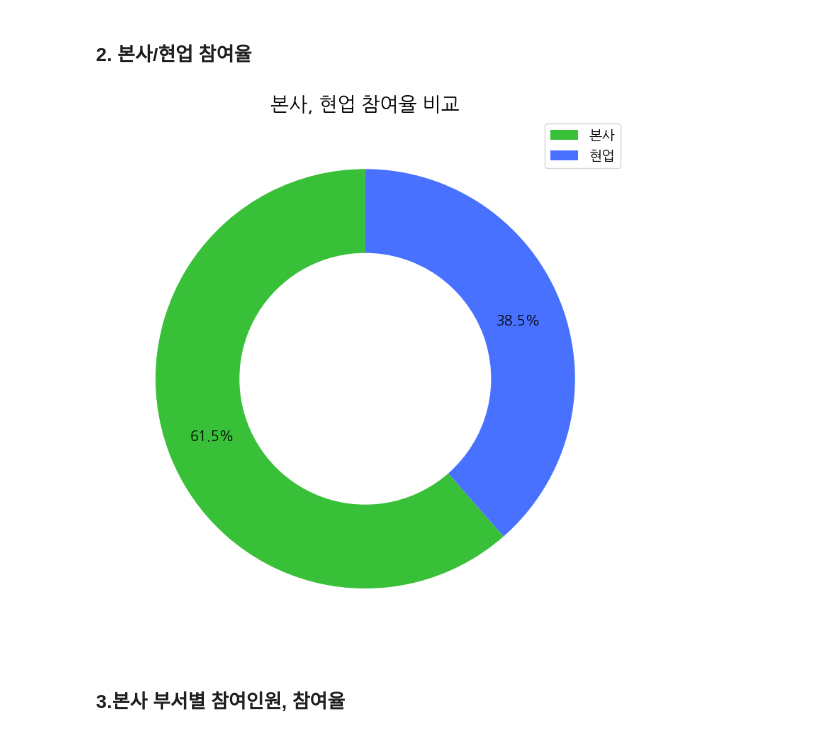
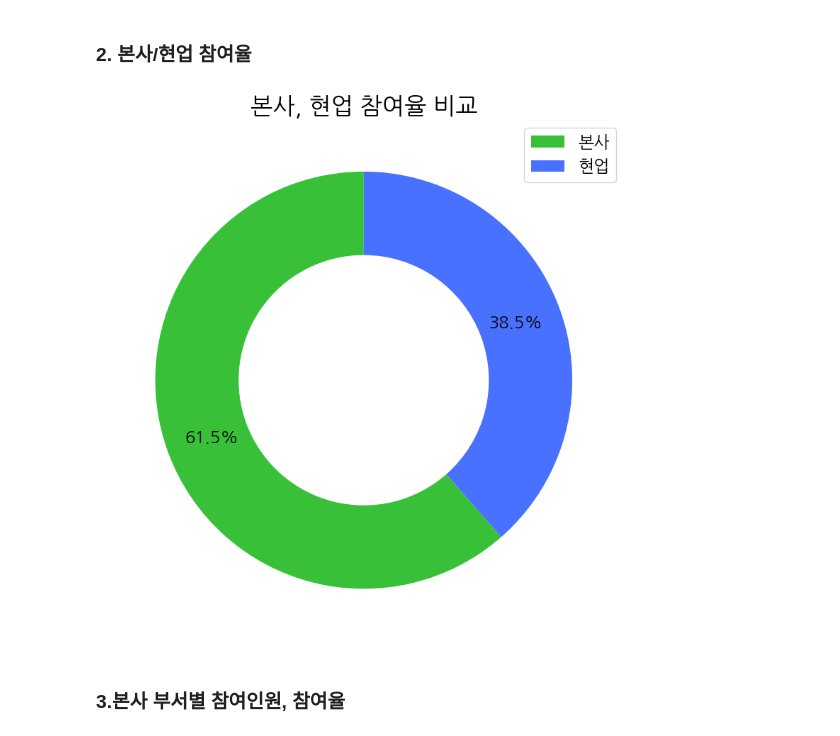
Before and after one commit to pervin0527/EDA-Tools, a Jupyter notebook: notebooks/test.ipynb, the cells around one changed output. Drawn from its saved outputs; the diff is of its cells as text; code cells hidden in the pictures.

```diff
--- a/notebooks/test.ipynb
+++ b/notebooks/test.ipynb
@@ -6,6 +6,8 @@ import matplotlib.pyplot as plt
 import matplotlib.font_manager as fm
 # %%
 save_path = "./plots"
+title_size = 24
+text_size = 17
 # %%
 # 한글 폰트 설정
 font_path = "/usr/share/fonts/truetype/nanum/NanumGothic.ttf"  # 시스템에서 설치된 폰트 경로 확인
@@ -33,9 +35,8 @@ colors = ["#39C039", "#868e96"]
 # %%
 plt.figure(figsize=(8, 8))
 
-text_and_label_size = 14
 new_font_prop = font_prop.copy()
-new_font_prop.set_size(text_and_label_size)
+new_font_prop.set_size(text_size)
 
 wedges, texts, autotexts = plt.pie(
     sizes,
@@ -56,14 +57,14 @@ for autotext in autotexts:
 
 # 범례 폰트 크기 설정
 legend_font_prop = font_prop.copy()
-legend_font_prop.set_size(text_and_label_size)
+legend_font_prop.set_size(text_size)
 
 # 범례 추가
 plt.legend(wedges, ['참여자', '미참여자'], prop=legend_font_prop, loc="upper right")
 
 # 제목 폰트 크기 설정
 title_font_prop = font_prop.copy()
-title_font_prop.set_size(20)
+title_font_prop.set_size(title_size)
 
 # 그래프 제목 설정
 plt.title("온라인 설문 참여 현황", fontproperties=title_font_prop, fontweight="bold")
@@ -83,46 +84,44 @@ sizes = [57.9, 36.31]  # 응답률
 colors = ["#39C039", "#4971FF"]
 # %%
 plt.figure(figsize=(8, 8))
-
-text_and_label_size = 14
 new_font_prop = font_prop.copy()
-new_font_prop.set_size(text_and_label_size)
+new_font_prop.set_size(text_size)
 
 wedges, texts, autotexts = plt.pie(
     sizes,
     labels=labels,
     colors=colors,
     autopct="%.1f%%",
     startangle=90,
     wedgeprops={"width": 0.4},
     textprops={"fontproperties": new_font_prop}  # 폰트 크기 적용 완료
 )
 
 # 퍼센트 텍스트 위치를 바깥쪽으로 조정
 for autotext in autotexts:
     x, y = autotext.get_position()
     autotext.set_position((x * 1.3, y * 1.3))  # 바깥쪽으로 이동
 
 # 범례 폰트 크기 설정
 legend_font_prop = font_prop.copy()
-legend_font_prop.set_size(text_and_label_size)
+legend_font_prop.set_size(text_size)
 
 # 범례 추가
 plt.legend(wedges, ['본사', '현업'], prop=legend_font_prop, loc="upper right")
 
 # 제목 폰트 크기 설정
 title_font_prop = font_prop.copy()
-title_font_prop.set_size(20)
+title_font_prop.set_size(title_size)
 
 # 그래프 제목 설정
 plt.title("본사, 현업 참여율 비교", fontproperties=title_font_prop, fontweight="bold")
 
 # 그래프 저장 및 출력
 plt.tight_layout()
 plt.savefig(f"{save_path}/01-본사, 현업 참여율 비교.png", dpi=300, bbox_inches="tight")
 plt.show()
 # %% [output]
-[figure, old version]
+[figure, new version]
 # %% [markdown]
 ### 3.본사 부서별 참여인원, 참여율
 # %%
```
Also changed, not shown: parts of 12 cells of this notebook, 10 other files.
